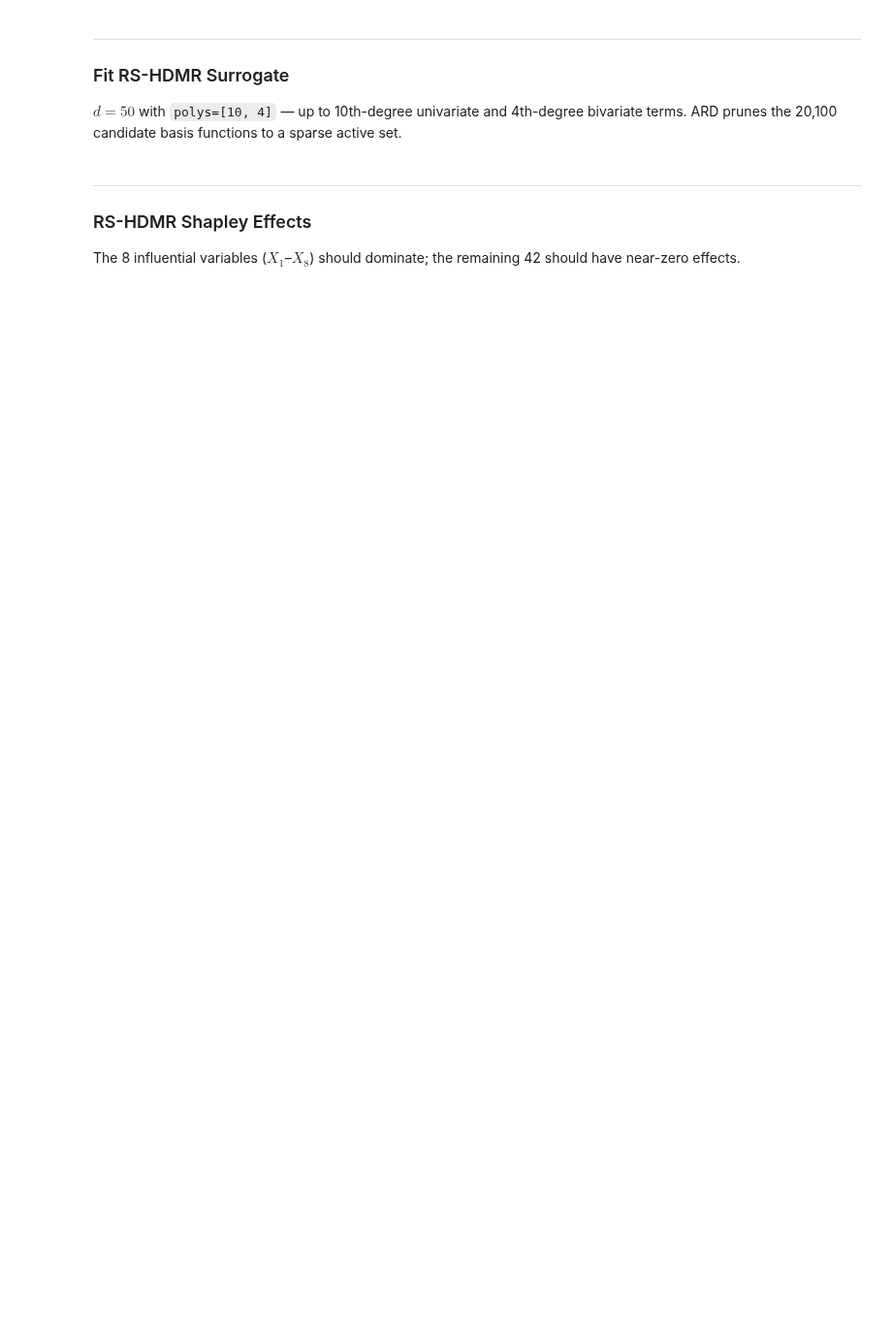
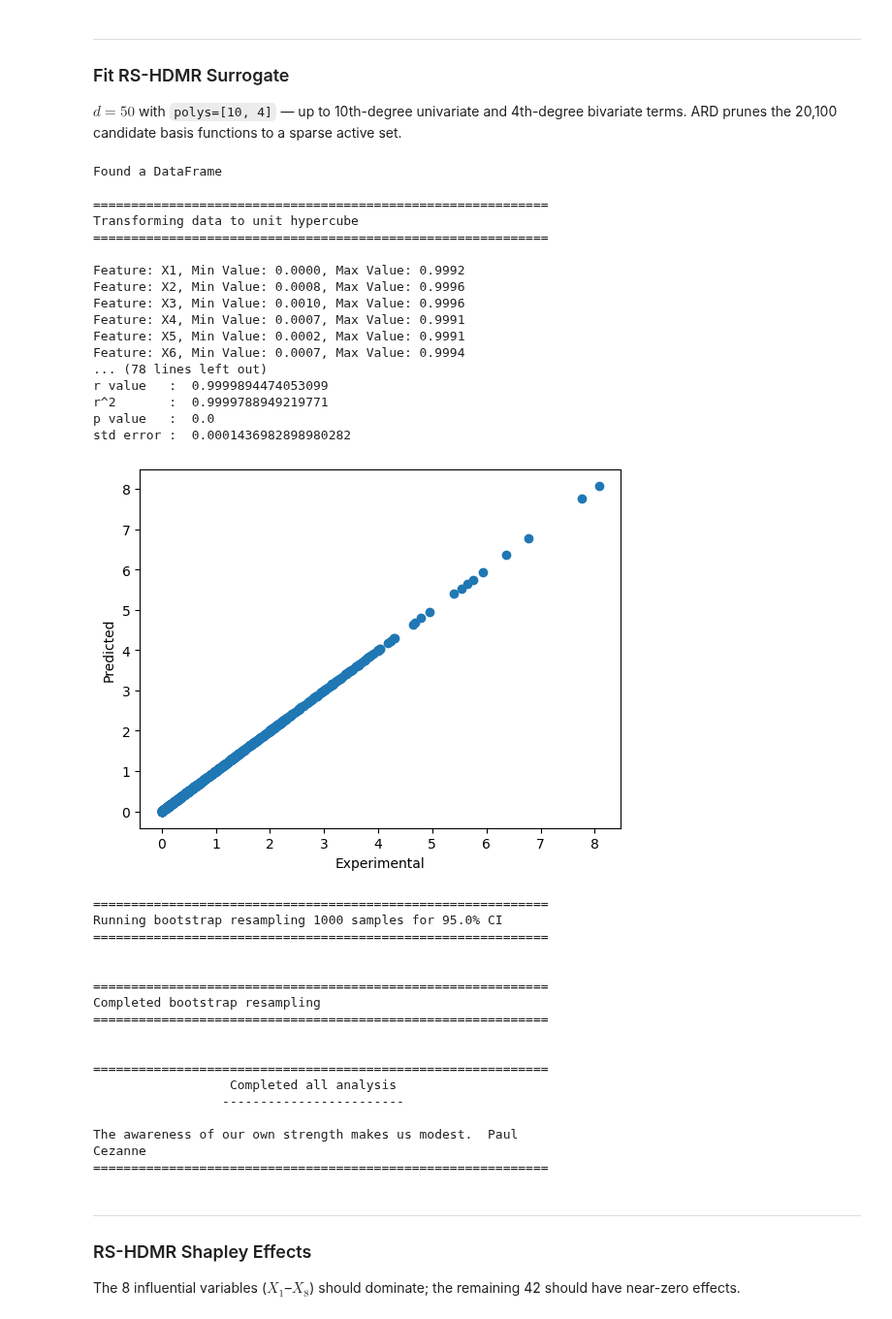
Before and after one commit to frbennett/shapleyx, a Jupyter notebook: docs/tutorials/sobolG_function.ipynb, the cells around one changed output. Shown at 97% size. Cells and saved outputs as stored; diff of their text form; code cells hidden in the pictures; blank space fills up the shorter version.

```diff
--- a/docs/tutorials/sobolG_function.ipynb
+++ b/docs/tutorials/sobolG_function.ipynb
@@ -54,5 +56,5 @@ def g50(m):
     return pd.DataFrame(np.column_stack([X, Y]), columns=cols + ['Y'])
 
 
-df = g50(m=11)
+df = g50(m=10)
 print(f"{len(df)} training samples")
@@ -66,13 +70,49 @@ functions to a sparse active set.
 # %%
 model = rshdmr(
     df,
     polys=[10, 4],
-    n_iter=300,
+    n_iter=500,
     method='ard_cv',
     cv_method='bayesian',
 )
 
 sob, shap, total = model.run_all()
+# %% [output]
+Found a DataFrame
+
+============================================================
+Transforming data to unit hypercube
+============================================================
+
+Feature: X1, Min Value: 0.0000, Max Value: 0.9992
+Feature: X2, Min Value: 0.0008, Max Value: 0.9996
+Feature: X3, Min Value: 0.0010, Max Value: 0.9996
+Feature: X4, Min Value: 0.0007, Max Value: 0.9991
+Feature: X5, Min Value: 0.0002, Max Value: 0.9991
+Feature: X6, Min Value: 0.0007, Max Value: 0.9994
+... (78 lines left out)
+r value   :  0.9999894474053099
+r^2       :  0.9999788949219771
+p value   :  0.0
+std error :  0.0001436982898980282
+[figure, added]
+============================================================
+Running bootstrap resampling 1000 samples for 95.0% CI
+============================================================
+
+
+============================================================
+Completed bootstrap resampling
+============================================================
+
+
+============================================================
+                  Completed all analysis
+                 ------------------------
+
+The awareness of our own strength makes us modest.  Paul
+Cezanne
+============================================================
 # %% [markdown]
 ---
 ### RS-HDMR Shapley Effects
```
Also changed, not shown: parts of 10 cells of this notebook.
